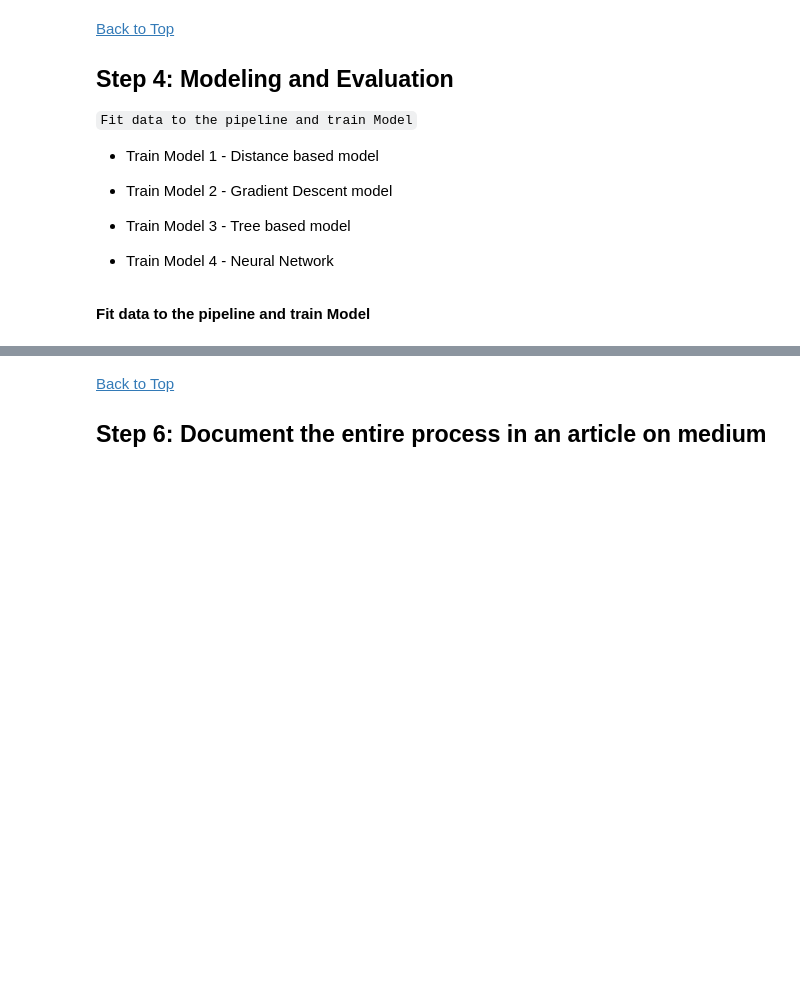
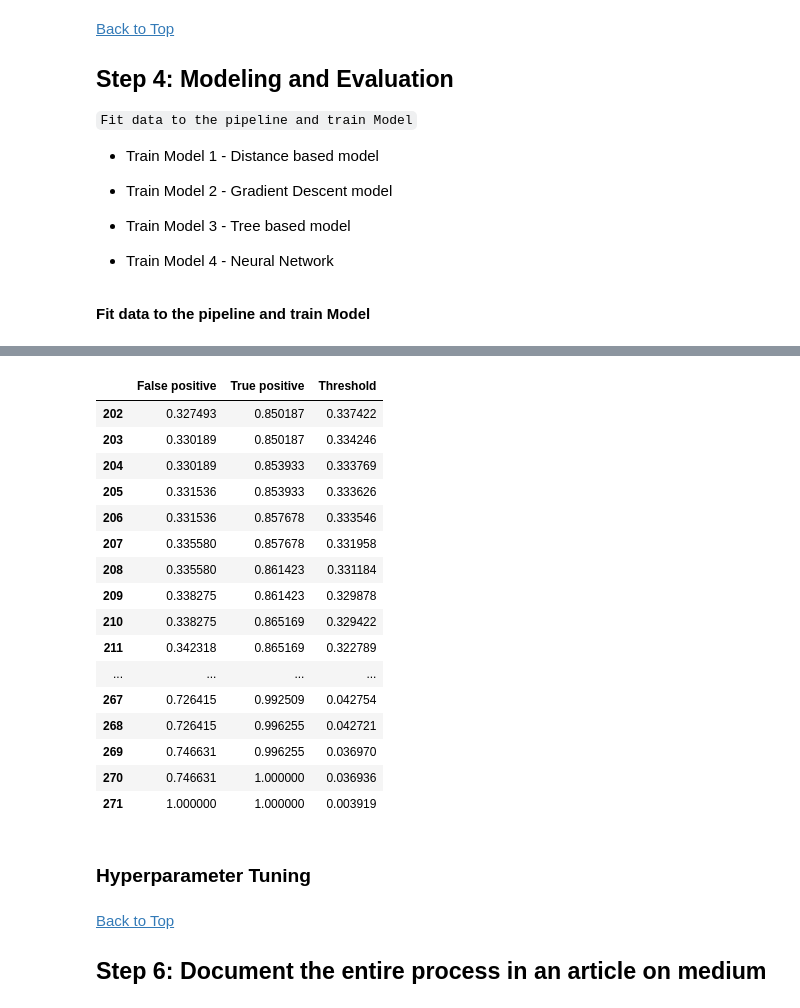
Before and after one commit to worlakuma/Machine-Learning-Prediction-Model-for-a-Telecommunications-Provider, a Jupyter notebook: notebooks/LP2_Marchine_Learning_Project.ipynb, the cells around one changed output, grey strips where cells are left out. Cells and saved outputs as stored; diff of their text form; code cells hidden in the pictures; blank space fills up the shorter version.

```diff
--- a/notebooks/LP2_Marchine_Learning_Project.ipynb
+++ b/notebooks/LP2_Marchine_Learning_Project.ipynb
@@ -1584,3 +1706,25 @@ weighted avg: {'precision': 0.8002819639014094, 'recall': 0.7393458870168483, 'f
+# %%
+results['LR'].tail(70)
+# %% [output]
+|  | False positive | True positive | Threshold |
+| 202 | 0.327493 | 0.850187 | 0.337422 |
+| 203 | 0.330189 | 0.850187 | 0.334246 |
+| 204 | 0.330189 | 0.853933 | 0.333769 |
+| 205 | 0.331536 | 0.853933 | 0.333626 |
+| 206 | 0.331536 | 0.857678 | 0.333546 |
+| 207 | 0.335580 | 0.857678 | 0.331958 |
+| 208 | 0.335580 | 0.861423 | 0.331184 |
+| 209 | 0.338275 | 0.861423 | 0.329878 |
+| 210 | 0.338275 | 0.865169 | 0.329422 |
+| 211 | 0.342318 | 0.865169 | 0.322789 |
+| ... | ... | ... | ... |
+| 267 | 0.726415 | 0.992509 | 0.042754 |
+| 268 | 0.726415 | 0.996255 | 0.042721 |
+| 269 | 0.746631 | 0.996255 | 0.036970 |
+| 270 | 0.746631 | 1.000000 | 0.036936 |
+| 271 | 1.000000 | 1.000000 | 0.003919 |
+# %% [markdown]
+### Hyperparameter Tuning
 # %% [markdown]
 [Back to Top](#Table-of-Contents)
 
```
Also changed, not shown: parts of 87 cells of this notebook.
